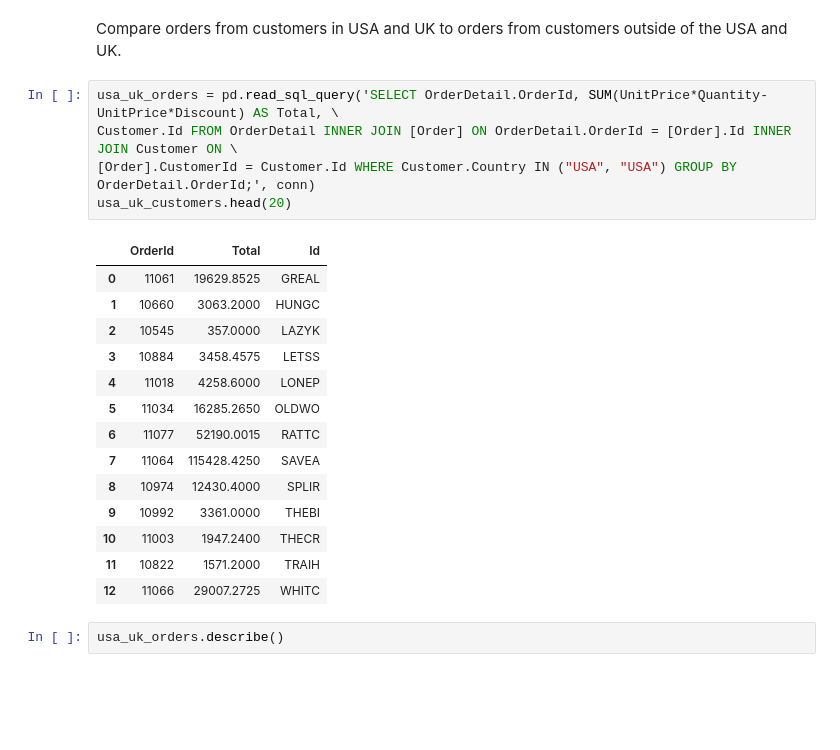
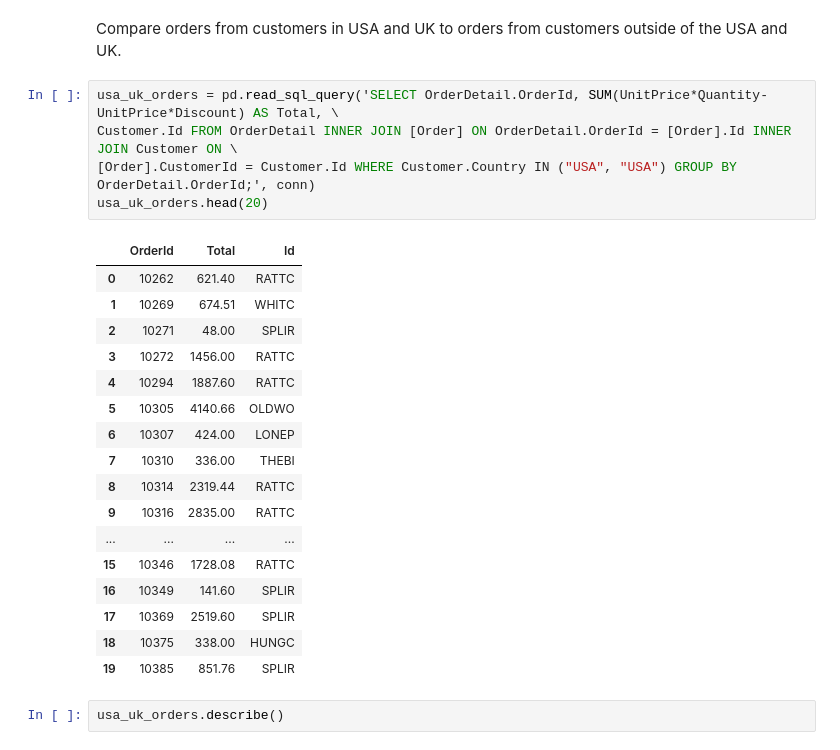
Before and after one commit to MagicMilly/dsc-2-final-project-online-ds-ft-100118, a Jupyter notebook: student.ipynb, the cells around one changed output. Cells and saved outputs as stored; diff of their text form; blank space fills up the shorter version.

```diff
--- a/student.ipynb
+++ b/student.ipynb
@@ -947,23 +967,26 @@ Compare orders from customers in USA and UK to orders from customers outside of
 # %%
 usa_uk_orders = pd.read_sql_query('SELECT OrderDetail.OrderId, SUM(UnitPrice*Quantity-UnitPrice*Discount) AS Total, \
 Customer.Id FROM OrderDetail INNER JOIN [Order] ON OrderDetail.OrderId = [Order].Id INNER JOIN Customer ON \
 [Order].CustomerId = Customer.Id WHERE Customer.Country IN ("USA", "USA") GROUP BY OrderDetail.OrderId;', conn)
-usa_uk_customers.head(20)
+usa_uk_orders.head(20)
 # %% [output]
 |  | OrderId | Total | Id |
-| 0 | 11061 | 19629.8525 | GREAL |
-| 1 | 10660 | 3063.2000 | HUNGC |
-| 2 | 10545 | 357.0000 | LAZYK |
-| 3 | 10884 | 3458.4575 | LETSS |
-| 4 | 11018 | 4258.6000 | LONEP |
-| 5 | 11034 | 16285.2650 | OLDWO |
-| 6 | 11077 | 52190.0015 | RATTC |
-| 7 | 11064 | 115428.4250 | SAVEA |
-| 8 | 10974 | 12430.4000 | SPLIR |
-| 9 | 10992 | 3361.0000 | THEBI |
-| 10 | 11003 | 1947.2400 | THECR |
-| 11 | 10822 | 1571.2000 | TRAIH |
-| 12 | 11066 | 29007.2725 | WHITC |
+| 0 | 10262 | 621.40 | RATTC |
+| 1 | 10269 | 674.51 | WHITC |
+| 2 | 10271 | 48.00 | SPLIR |
+| 3 | 10272 | 1456.00 | RATTC |
+| 4 | 10294 | 1887.60 | RATTC |
+| 5 | 10305 | 4140.66 | OLDWO |
+| 6 | 10307 | 424.00 | LONEP |
+| 7 | 10310 | 336.00 | THEBI |
+| 8 | 10314 | 2319.44 | RATTC |
+| 9 | 10316 | 2835.00 | RATTC |
+| ... | ... | ... | ... |
+| 15 | 10346 | 1728.08 | RATTC |
+| 16 | 10349 | 141.60 | SPLIR |
+| 17 | 10369 | 2519.60 | SPLIR |
+| 18 | 10375 | 338.00 | HUNGC |
+| 19 | 10385 | 851.76 | SPLIR |
 # %%
 usa_uk_orders.describe()
 # %% [output]
```
Also changed, not shown: parts of 2 cells of this notebook.
